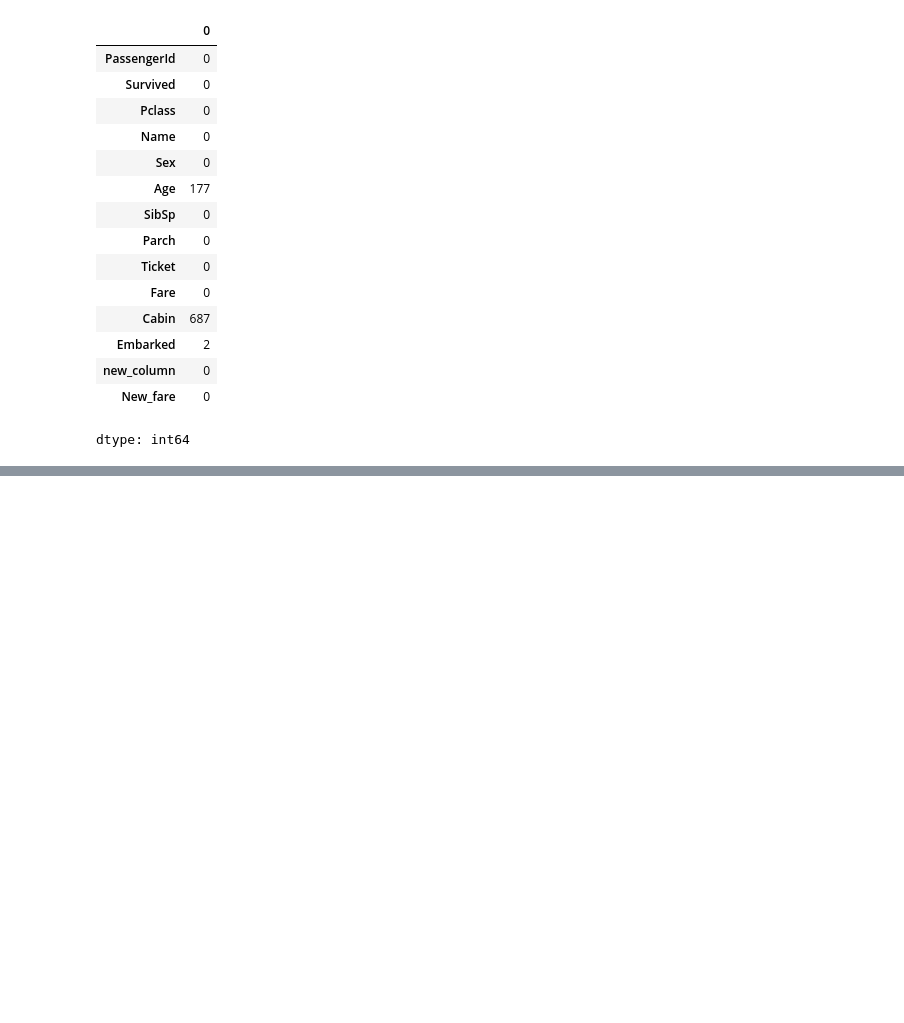
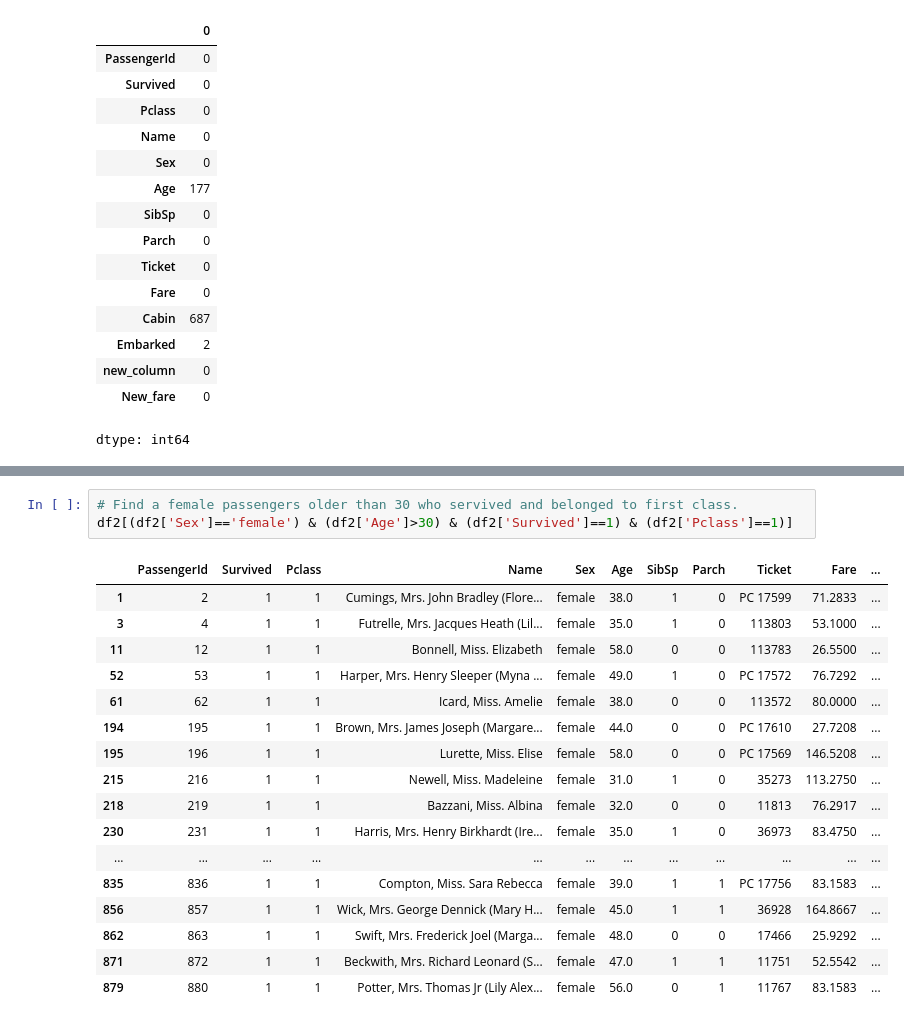
Before and after one commit to pothineni1/AIML, a Jupyter notebook: Pandas/Pandas.ipynb, the cells around one changed output, grey strips where cells are left out. Saved outputs shown, nothing was run; the diff lists cells and outputs as text; blank space fills up the shorter version.

```diff
--- a/Pandas/Pandas.ipynb
+++ b/Pandas/Pandas.ipynb
@@ -375,0 +393,21 @@ dtype: int64
+# %%
+# Find a female passengers older than 30 who servived and belonged to first class.
+df2[(df2['Sex']=='female') & (df2['Age']>30) & (df2['Survived']==1) & (df2['Pclass']==1)]
+# %% [output]
+|  | PassengerId | Survived | Pclass | Name | Sex | Age | SibSp | Parch | Ticket | Fare | ... |
+| 1 | 2 | 1 | 1 | Cumings, Mrs. John Bradley (Flore... | female | 38.0 | 1 | 0 | PC 17599 | 71.2833 | ... |
+| 3 | 4 | 1 | 1 | Futrelle, Mrs. Jacques Heath (Lil... | female | 35.0 | 1 | 0 | 113803 | 53.1000 | ... |
+| 11 | 12 | 1 | 1 | Bonnell, Miss. Elizabeth | female | 58.0 | 0 | 0 | 113783 | 26.5500 | ... |
+| 52 | 53 | 1 | 1 | Harper, Mrs. Henry Sleeper (Myna ... | female | 49.0 | 1 | 0 | PC 17572 | 76.7292 | ... |
+| 61 | 62 | 1 | 1 | Icard, Miss. Amelie | female | 38.0 | 0 | 0 | 113572 | 80.0000 | ... |
+| 194 | 195 | 1 | 1 | Brown, Mrs. James Joseph (Margare... | female | 44.0 | 0 | 0 | PC 17610 | 27.7208 | ... |
+| 195 | 196 | 1 | 1 | Lurette, Miss. Elise | female | 58.0 | 0 | 0 | PC 17569 | 146.5208 | ... |
+| 215 | 216 | 1 | 1 | Newell, Miss. Madeleine | female | 31.0 | 1 | 0 | 35273 | 113.2750 | ... |
+| 218 | 219 | 1 | 1 | Bazzani, Miss. Albina | female | 32.0 | 0 | 0 | 11813 | 76.2917 | ... |
+| 230 | 231 | 1 | 1 | Harris, Mrs. Henry Birkhardt (Ire... | female | 35.0 | 1 | 0 | 36973 | 83.4750 | ... |
+| ... | ... | ... | ... | ... | ... | ... | ... | ... | ... | ... | ... |
+| 835 | 836 | 1 | 1 | Compton, Miss. Sara Rebecca | female | 39.0 | 1 | 1 | PC 17756 | 83.1583 | ... |
+| 856 | 857 | 1 | 1 | Wick, Mrs. George Dennick (Mary H... | female | 45.0 | 1 | 1 | 36928 | 164.8667 | ... |
+| 862 | 863 | 1 | 1 | Swift, Mrs. Frederick Joel (Marga... | female | 48.0 | 0 | 0 | 17466 | 25.9292 | ... |
+| 871 | 872 | 1 | 1 | Beckwith, Mrs. Richard Leonard (S... | female | 47.0 | 1 | 1 | 11751 | 52.5542 | ... |
+| 879 | 880 | 1 | 1 | Potter, Mrs. Thomas Jr (Lily Alex... | female | 56.0 | 0 | 1 | 11767 | 83.1583 | ... |
```
Also changed, not shown: parts of 29 cells of this notebook.
